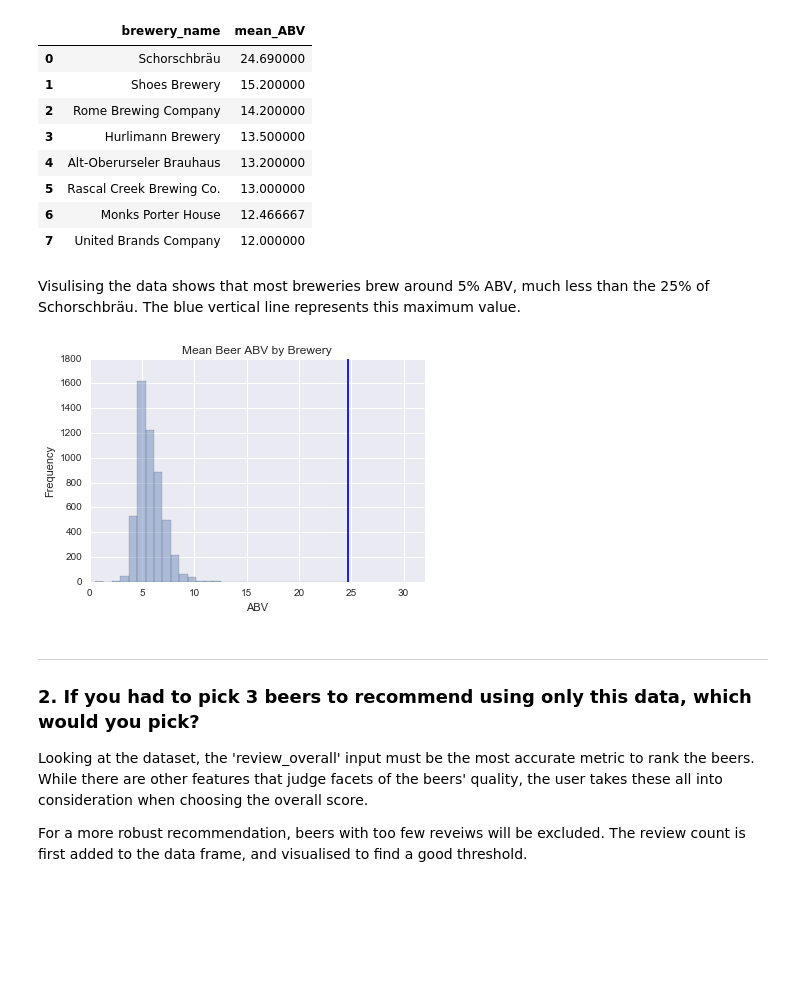
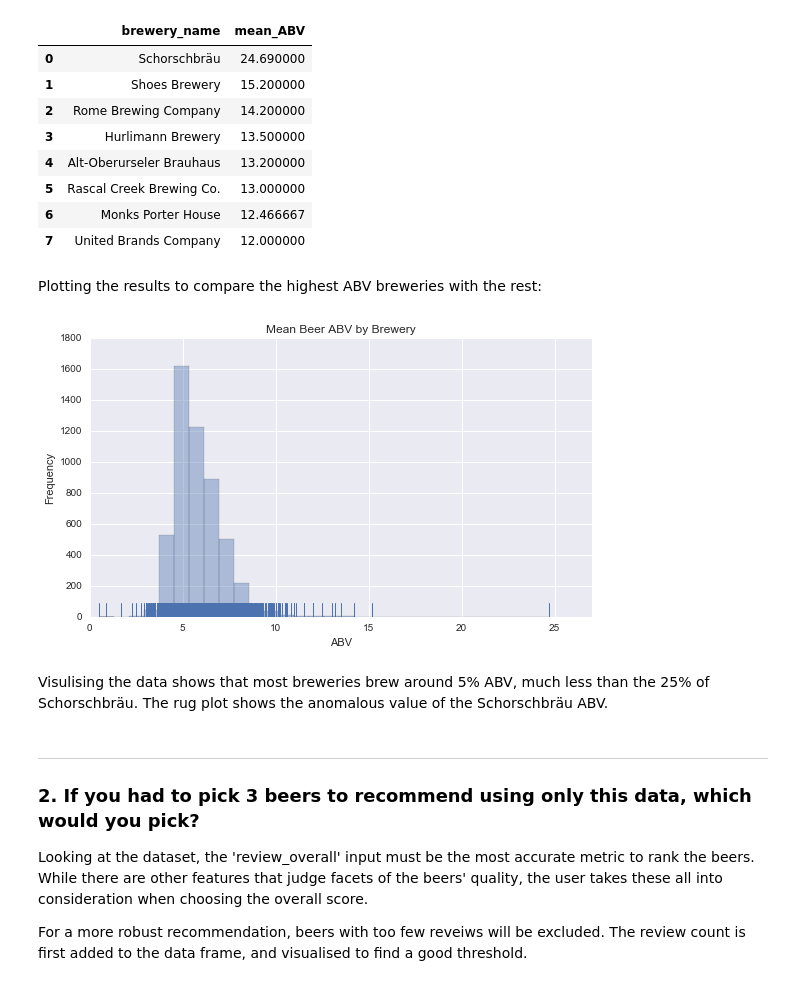
Before and after one commit to lukexyz/Beer-Review-Data-Exploration, a Jupyter notebook: br_part_1.ipynb, the cells around one changed output. Saved outputs shown, nothing was run; the diff lists cells and outputs as text; code cells hidden in the pictures; blank space fills up the shorter version.

Commit message:
Fixed visualisation display

```diff
--- a/br_part_1.ipynb
+++ b/br_part_1.ipynb
@@ -104,22 +103,25 @@ sorted_df.head(8)
 | 5 | Rascal Creek Brewing Co. | 13.000000 |
 | 6 | Monks Porter House | 12.466667 |
 | 7 | United Brands Company | 12.000000 |
+# %% [markdown]
+Plotting the results to compare the highest ABV breweries with the rest:
+# %%
+# Seaborn plotting
+plt.figure(figsize=(9, 5))
+x = meanABV_df['mean_ABV'].dropna()
+figdist = sns.distplot(x, bins=30, kde=False, rug=True);
+
+# Matplotlib graph formatting
+plt.title('Mean Beer ABV by Brewery')
+plt.axis([0, 27, 0, 1800])
+plt.xlabel('ABV')
+plt.ylabel('Frequency')
+plt.show()
+# %% [output]
+[figure, added]
 # %% [markdown]
-Visulising the data shows that most breweries brew around 5% ABV, much less than the 25% of Schorschbräu. The blue vertical line represents this maximum value.
+Visulising the data shows that most breweries brew around 5% ABV, much less than the 25% of Schorschbräu.
+The rug plot shows the anomalous value of the Schorschbräu ABV.
-# %%
-# Seaborn plotting
-x = meanABV_df['mean_ABV'].dropna()
-sns.distplot(x, bins=30, kde=False);
-
-# Matplotlib graph formatting
-plt.title('Mean Beer ABV by Brewery')
-plt.axis([0, 32, 0, 1800])
-plt.xlabel('ABV')
-plt.ylabel('Frequency')
-plt.axvline(x=24.69)
-plt.show()
-# %% [output]
-[figure, removed]
 # %% [markdown]
 ---
 ### 2. If you had to pick 3 beers to recommend using only this data, which would you pick?
```
Also changed, not shown: parts of 7 cells of this notebook.
